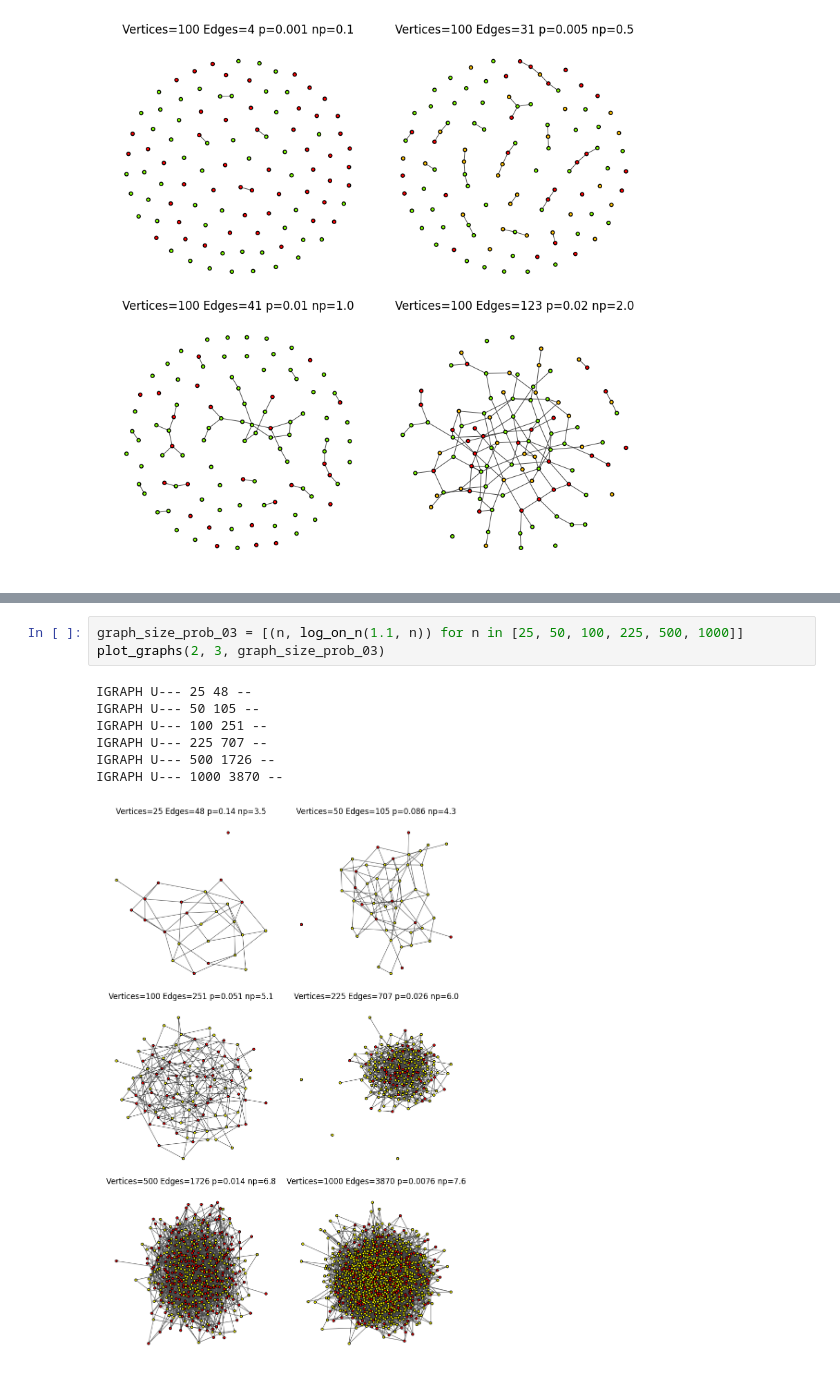
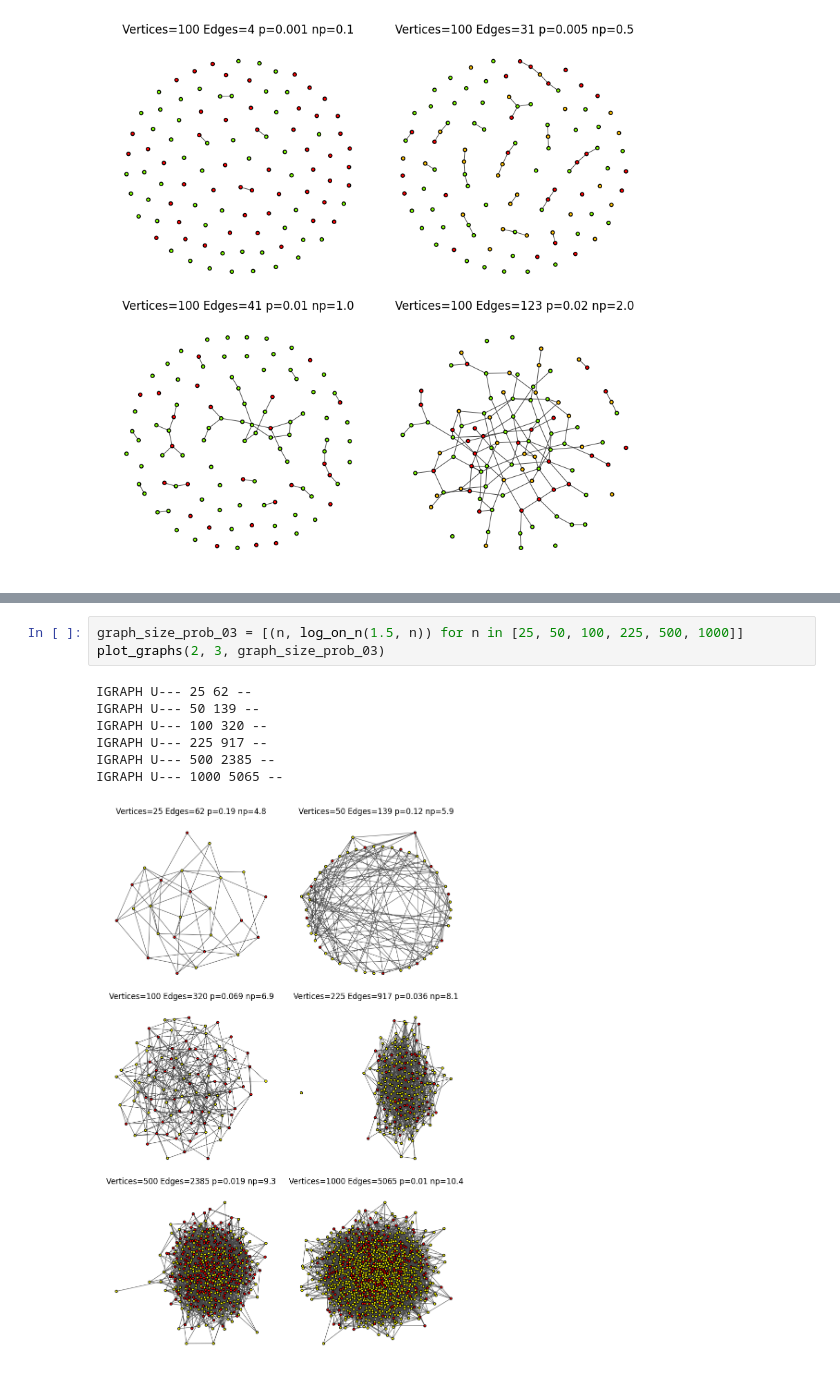
Before and after one commit to apbondarev/notes, a Jupyter notebook: random-graph-report-en/plot.ipynb, the cells around one changed output, grey strips where cells are left out. Saved outputs shown, nothing was run; the diff lists cells and outputs as text.

Commit message:
plot

```diff
--- a/random-graph-report-en/plot.ipynb
+++ b/random-graph-report-en/plot.ipynb
@@ -55,11 +55,11 @@ IGRAPH U--- 1000 2819 --
 # %%
-graph_size_prob_03 = [(n, log_on_n(1.1, n)) for n in [25, 50, 100, 225, 500, 1000]]
+graph_size_prob_03 = [(n, log_on_n(1.5, n)) for n in [25, 50, 100, 225, 500, 1000]]
 plot_graphs(2, 3, graph_size_prob_03)
 # %% [output]
-IGRAPH U--- 25 48 --
-IGRAPH U--- 50 105 --
-IGRAPH U--- 100 251 --
-IGRAPH U--- 225 707 --
-IGRAPH U--- 500 1726 --
-IGRAPH U--- 1000 3870 --
+IGRAPH U--- 25 62 --
+IGRAPH U--- 50 139 --
+IGRAPH U--- 100 320 --
+IGRAPH U--- 225 917 --
+IGRAPH U--- 500 2385 --
+IGRAPH U--- 1000 5065 --
-[figure, old version]
+[figure, new version]
```
Also changed, not shown: parts of 1 cell of this notebook.
